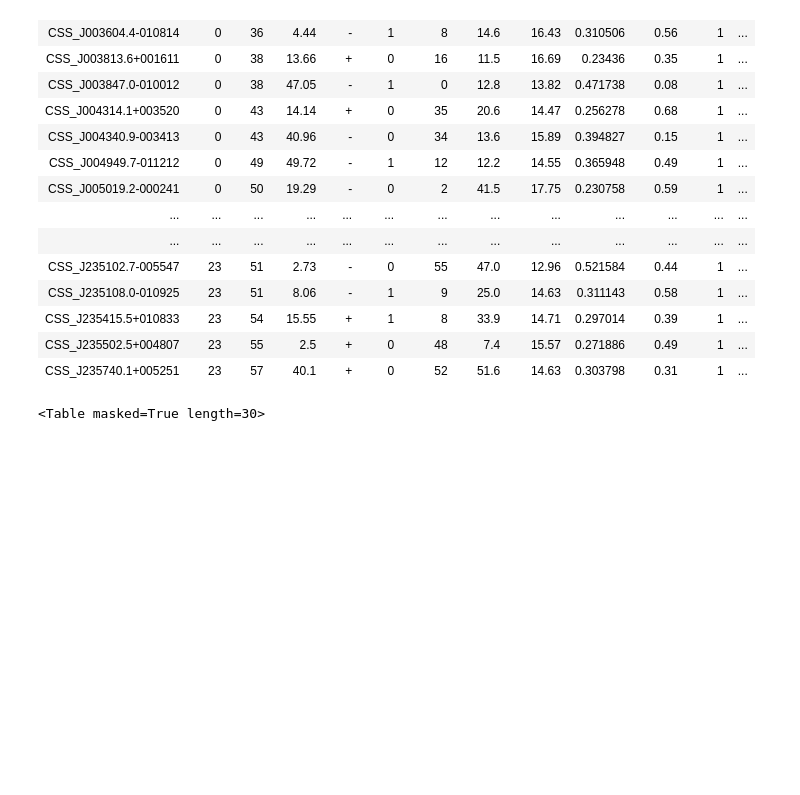
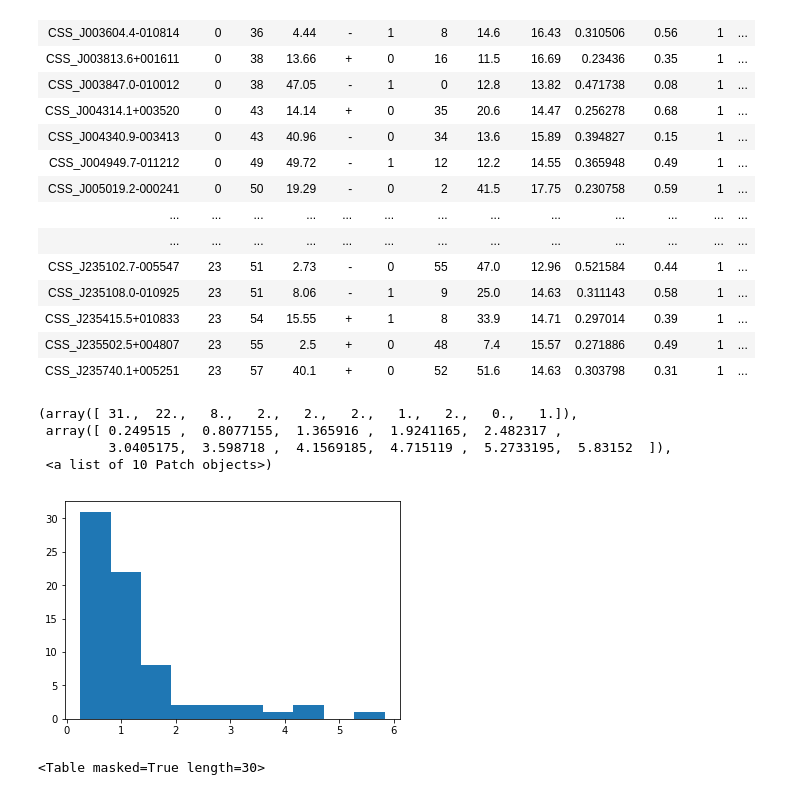
Before and after one commit to suberlak/CRTS_PROJECT, a Jupyter notebook: EB_Stars_in_S82_from_Drake_2014.ipynb, the cells around one changed output. Saved outputs shown, nothing was run; the diff lists cells and outputs as text; code cells hidden in the pictures; blank space fills up the shorter version.

Commit message:
added small histogram of EA binaries in CRTS

```diff
--- a/EB_Stars_in_S82_from_Drake_2014.ipynb
+++ b/EB_Stars_in_S82_from_Drake_2014.ipynb
@@ -101,3 +99,15 @@ table[mask_S82][table[mask_S82]['Class'] == 1]
+# %%
+# Detached Systems:  Class 2  :
+# plot distribution of periods
+%matplotlib inline
+plt.hist(table[mask_S82][table[mask_S82]['Class'] == 2]['PF'])
+plt.title('S82 ')
+# %% [output]
+(array([ 31.,  22.,   8.,   2.,   2.,   2.,   1.,   2.,   0.,   1.]),
+ array([ 0.249515 ,  0.8077155,  1.365916 ,  1.9241165,  2.482317 ,
+         3.0405175,  3.598718 ,  4.1569185,  4.715119 ,  5.2733195,  5.83152  ]),
+ <a list of 10 Patch objects>)
+[figure, added]
 # %%
 # Choose a single EB, that has a period of 0.23 days, extract the lightcurve ...
 # CSS_J003813.6+001611 :
```
Also changed, not shown: parts of 1 cell of this notebook.
